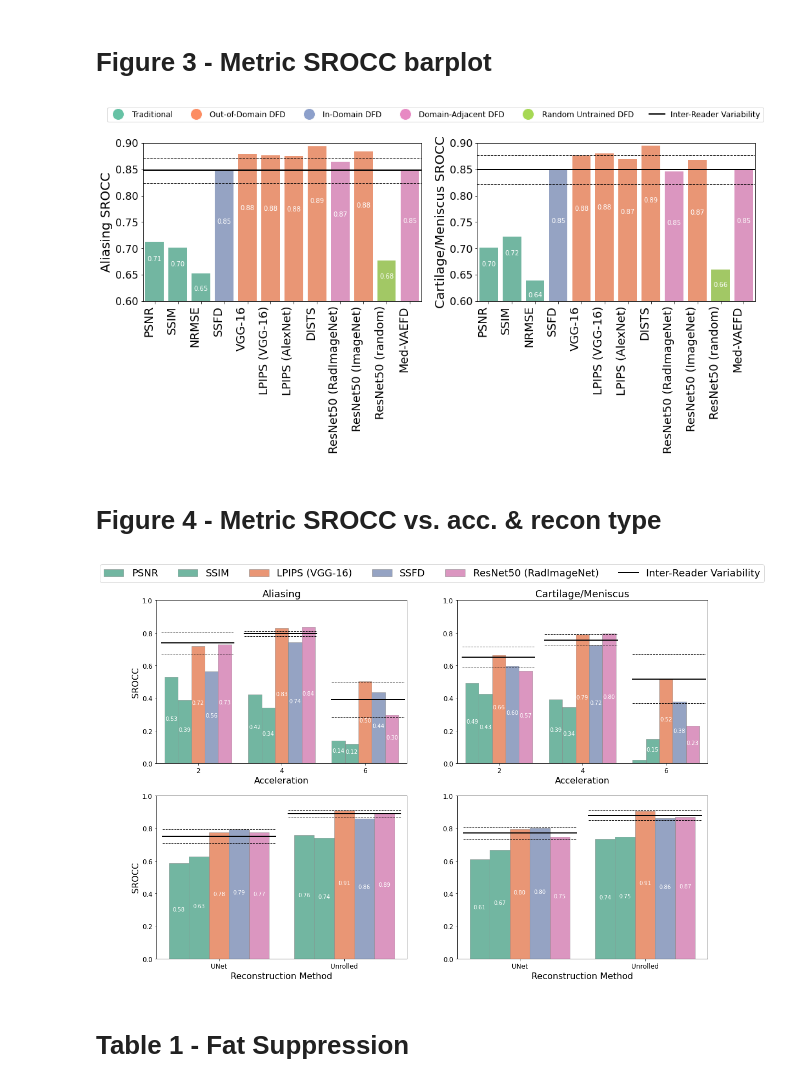
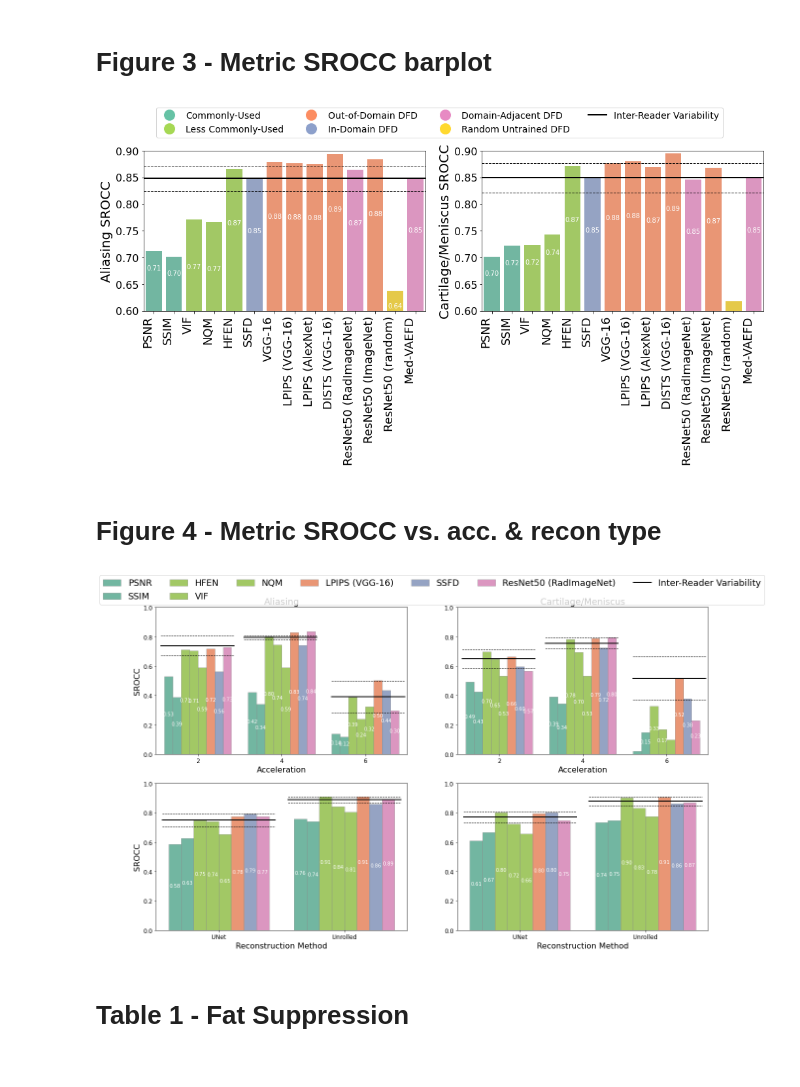
Before and after one commit to StanfordMIMI/deep-feature-mr-recon, a Jupyter notebook: ReaderStudy_vs_Metrics.ipynb, the cells around one changed output. Cells and saved outputs as stored; diff of their text form; code cells hidden in the pictures.

```diff
--- a/ReaderStudy_vs_Metrics.ipynb
+++ b/ReaderStudy_vs_Metrics.ipynb
@@ -61,11 +61,12 @@ df.head()
 # ### ENTER METRICS HERE ####
 
 # Figure 2
-metrics = ['PSNR', 'SSIM', 'LPIPS (VGG-16)', 'SSFD', 'ResNet50 (RadImageNet)']
+metrics = ['PSNR', 'SSIM', 'HFEN', 'VIF', 'NQM', 'LPIPS (VGG-16)', 'SSFD', 'ResNet50 (RadImageNet)']
 
 # All IQ metrics
 # Note that the Med_VAEFD model has not yet been made publically available, and as such experiments were performed offline.
-# metrics = ['PSNR', 'SSIM', 'NRMSE', 'SSFD', 'LPIPS (VGG-16)', 'LPIPS (AlexNet)', 'VGG-16', 'DISTS',  'ResNet50 (ImageNet)', 'ResNet50 (RadImageNet)', 'ResNet50 (random)']
+# metrics = ['PSNR', 'SSIM', 'NRMSE', 'HFEN', 'VIF, 'NQM', 'SSFD', 'LPIPS (VGG-16)', 'LPIPS (AlexNet)',
+#            'VGG-16', 'DISTS',  'ResNet50 (ImageNet)', 'ResNet50 (RadImageNet)', 'ResNet50 (random)']
 
 ########
 
@@ -175,7 +176,12 @@ for metric in metrics:
 # %% [markdown]
 # Figure 3 - Metric SROCC barplot
 # %%
-metrics = ['PSNR', 'SSIM', 'NRMSE', 'SSFD', 'VGG-16', 'LPIPS (VGG-16)',  'LPIPS (AlexNet)', 'DISTS', 'ResNet50 (RadImageNet)', 'ResNet50 (ImageNet)', 'ResNet50 (random)']
+df.rename(columns={'RINFD':'ResNet50 (RadImageNet)',
+                  'LPIPS':'LPIPS (VGG-16)',
+                  'DISTS':'DISTS (VGG-16)'},
+                  inplace=True)
+
+metrics = ['PSNR', 'SSIM', 'VIF','NQM', 'HFEN','SSFD', 'VGG-16', 'LPIPS (VGG-16)',  'LPIPS (AlexNet)', 'DISTS (VGG-16)', 'ResNet50 (RadImageNet)', 'ResNet50 (ImageNet)', 'ResNet50 (random)']
 
 scores = ["Aliasing","Cartilage/Meniscus"]
 
@@ -217,11 +223,12 @@ base_palette = sns.color_palette("Set2")
 
 # Define a color mapping dictionary
 category_color_mapping = {
-    'Traditional': base_palette[0],
+    'Commonly-Used': base_palette[0],
+    'Less Commonly-Used': base_palette[4],
     'Out-of-Domain DFD': base_palette[1],
     'In-Domain DFD': base_palette[2],
     'Domain-Adjacent DFD': base_palette[3],
-    'Random Untrained DFD': base_palette[4]
+    'Random Untrained DFD': base_palette[5]
 
 }
 
@@ -229,17 +236,19 @@ metric_color_mapping = {
     'SSIM': base_palette[0],
     'PSNR': base_palette[0],
     'NRMSE': base_palette[0],
+    'VIF': base_palette[4],
+    'NQM': base_palette[4],
+    'HFEN': base_palette[4],
     'SSFD': base_palette[2],
     'Med-VAEFD': base_palette[3],
     'VGG-16': base_palette[1],
     'LPIPS (VGG-16)': base_palette[1],
     'LPIPS (AlexNet)': base_palette[1],
-    'DISTS': base_palette[1],
+    'DISTS (VGG-16)': base_palette[1],
     'ResNet50 (ImageNet)': base_palette[1],
     'ResNet50 (RadImageNet)': base_palette[3],
-    'ResNet50 (random)': base_palette[4],
+    'ResNet50 (random)': base_palette[5],
 }
-
 
 fig, axes = plt.subplots(1,2, figsize=(17,5))
 
@@ -279,13 +288,13 @@ for metric, color in category_color_mapping.items():
 legend_elements.append(Line2D([0], [0], linestyle='-', linewidth=2, color = 'black',  label='Inter-Reader Variability'))
 
 # Create the legend outside of the subplots at the top
-legend = plt.legend(handles=legend_elements, loc='upper center', bbox_to_anchor=(-0.15, 1.25), ncol=6,fontsize=12)
+legend = plt.legend(handles=legend_elements, loc='upper center', bbox_to_anchor=(-0.15, 1.30), ncol=4,fontsize=14)
 # %% [output]
-[figure, old version]
+[figure, new version]
 # %% [markdown]
 # Figure 4 - Metric SROCC vs. acc. & recon type
 # %%
-core_metrics = ['PSNR', 'SSIM', 'LPIPS (VGG-16)', 'SSFD', 'ResNet50 (RadImageNet)']
+core_metrics = ['PSNR', 'SSIM', 'HFEN', 'VIF', 'NQM', 'LPIPS (VGG-16)', 'SSFD', 'ResNet50 (RadImageNet)']
 scores = ["Aliasing","Cartilage/Meniscus"]
 
 acc_data = []
@@ -329,13 +338,16 @@ base_palette = sns.color_palette("Set2")
 metric_color_mapping = {
     'SSIM': base_palette[0],
     'PSNR': base_palette[0],
+    'VIF': base_palette[4],
+    'NQM': base_palette[4],
+    'HFEN': base_palette[4],
     'SSFD': base_palette[2],
     'LPIPS (VGG-16)': base_palette[1],
     'ResNet50 (RadImageNet)': base_palette[3],
 }
 
 
-fig, axes = plt.subplots(2, 2, figsize=(18,12))
+fig, axes = plt.subplots(2, 2, figsize=(20,12))
 
 for i,score in enumerate(scores):
     data = acc_df[(acc_df['score']==score) & (acc_df['metric'].isin(core_metrics))]
@@ -384,35 +396,35 @@ for i,score in enumerate(scores):
     else:
         axes[1, i].set_ylabel('', fontsize=1)
     axes[1, i].tick_params(labelsize=12)
     axes[1,i].set_ylim(0,1.0)
 
     # Calculate mean and standard deviation for IRV
     for pos, method in zip([0.025,0.525],['UNet','Unrolled']):
         temp_rs_df = rs_df[rs_df['Method']==method]
         rs_irv_df = generate_irv_df(temp_rs_df)
         temp_rs_irv_df = rs_irv_df[(rs_irv_df['metric'] == score)]
         mean_irv = temp_rs_irv_df['srocc'].mean()
         std_irv = temp_rs_irv_df['srocc'].std()
 
         start_pos = pos
         end_pos = pos+0.45
         # Plot the mean and standard deviation lines
         axes[1,i].axhline(mean_irv, start_pos, end_pos, color='black', linestyle='-', linewidth=2)  # Mean line
         axes[1,i].axhline(mean_irv - std_irv, start_pos, end_pos, color='black', linestyle='--', linewidth=1)  # Lower std dev
         axes[1,i].axhline(mean_irv + std_irv, start_pos, end_pos, color='black', linestyle='--', linewidth=1)  # Upper std dev
 
 
 # Remove the legends from individual plots
 for ax in axes.flat:
     ax.get_legend().remove()
 
 # Create the legend outside of the subplots at the top
 irv_handle = mlines.Line2D([], [], color='black', marker='_', markersize=15, label='IRV', linestyle='-', linewidth=2)
 handles.append(irv_handle)
 labels.append('Inter-Reader Variability')
-legend = plt.legend(handles, labels, loc='upper center', bbox_to_anchor=(-0.1, 2.45), ncol=6,fontsize=18)
+legend = plt.legend(handles, labels, loc='upper center', bbox_to_anchor=(-0.1, 2.45), ncol=7,fontsize=18)
 # %% [output]
-[figure, old version]
+[figure, new version]
 # %% [markdown]
 # Table 1 -  Fat Suppression
 # %%
```
Also changed, not shown: parts of 4 cells of this notebook.
